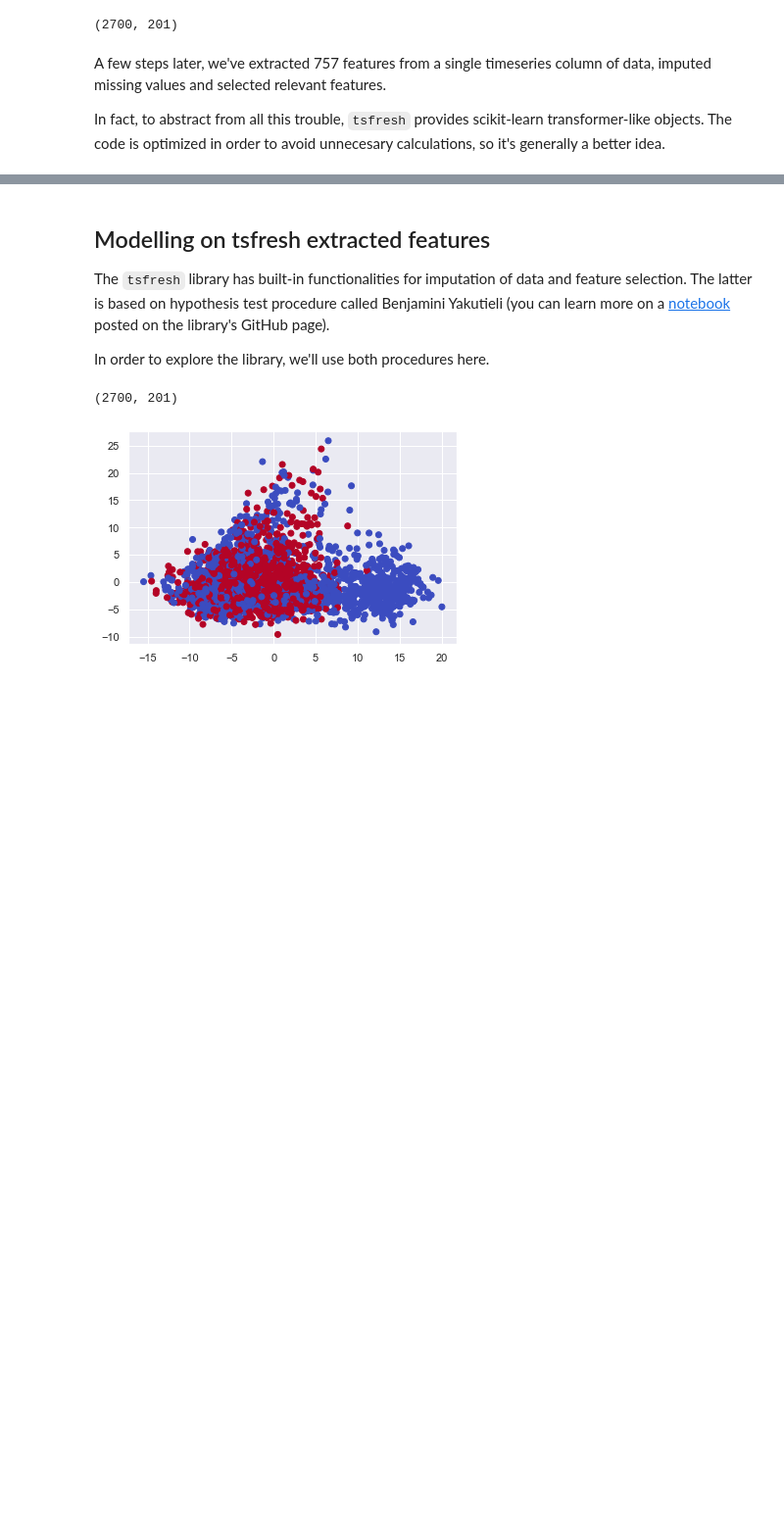
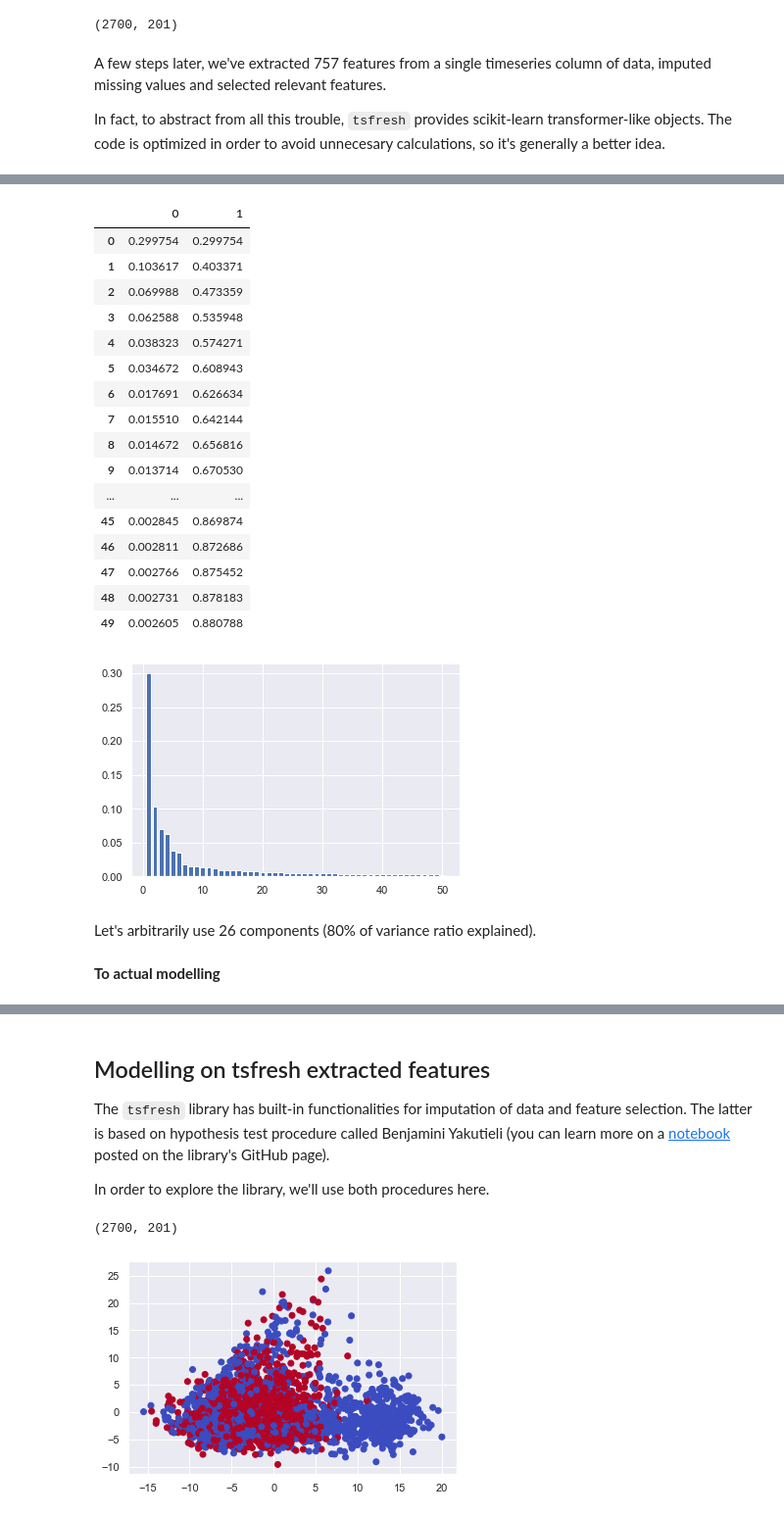
Before and after one commit to seoruosa/ml-study-group, a Jupyter notebook: notebooks/2020-08-29-aac-forda-ts-classification-approaches.ipynb, the cells around one changed output, grey strips where cells are left out. Shown at 98% size. Saved outputs shown, nothing was run; the diff lists cells and outputs as text; code cells hidden in the pictures; blank space fills up the shorter version.

```diff
--- a/notebooks/2020-08-29-aac-forda-ts-classification-approaches.ipynb
+++ b/notebooks/2020-08-29-aac-forda-ts-classification-approaches.ipynb
@@ -334,0 +351,3 @@ RangeIndex(start=0, stop=1320, step=1)
+# %%
+scaler = MaxAbsScaler()
+tsfresh_train_X_scaled = scaler.fit_transform(tsfresh_train_X_selected)
@@ -334,0 +362,26 @@ RangeIndex(start=0, stop=1320, step=1)
+# %%
+plt.bar(range(1, pca.n_components_+1), pca.explained_variance_ratio_);
+
+explained_var_ratio  = pd.Series(pca.explained_variance_ratio_)
+pd.concat([explained_var_ratio, explained_var_ratio.cumsum()], axis=1)
+# %% [output]
+|  | 0 | 1 |
+| 0 | 0.299754 | 0.299754 |
+| 1 | 0.103617 | 0.403371 |
+| 2 | 0.069988 | 0.473359 |
+| 3 | 0.062588 | 0.535948 |
+| 4 | 0.038323 | 0.574271 |
+| 5 | 0.034672 | 0.608943 |
+| 6 | 0.017691 | 0.626634 |
+| 7 | 0.015510 | 0.642144 |
+| 8 | 0.014672 | 0.656816 |
+| 9 | 0.013714 | 0.670530 |
+| ... | ... | ... |
+| 45 | 0.002845 | 0.869874 |
+| 46 | 0.002811 | 0.872686 |
+| 47 | 0.002766 | 0.875452 |
+| 48 | 0.002731 | 0.878183 |
+| 49 | 0.002605 | 0.880788 |
+[figure, added]
+# %% [markdown]
+Let's arbitrarily use 26 components (80% of variance ratio explained).
@@ -334,0 +391,2 @@ RangeIndex(start=0, stop=1320, step=1)
+# %% [markdown]
+**To actual modelling**
```
Also changed, not shown: parts of 55 cells of this notebook.
